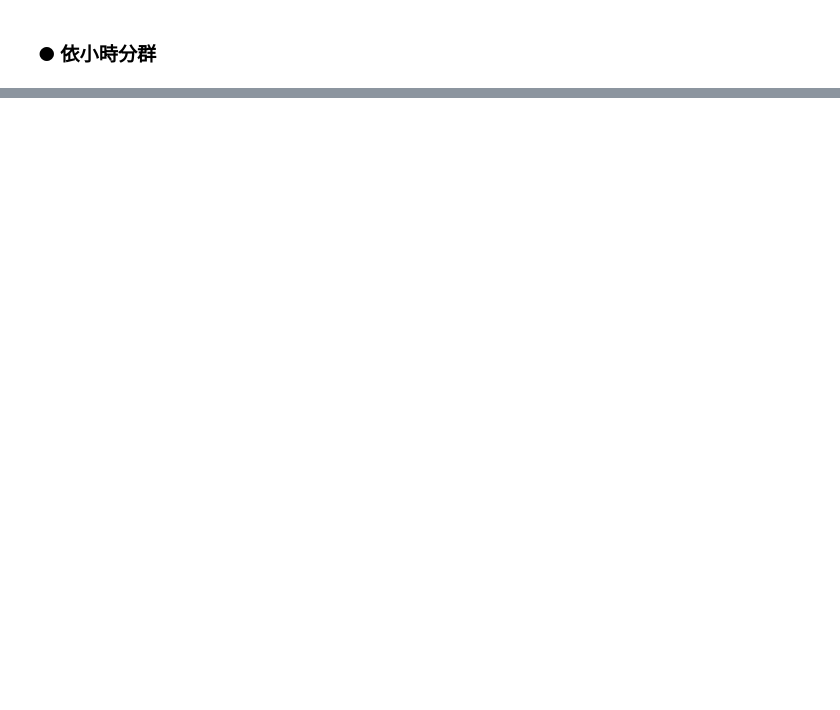
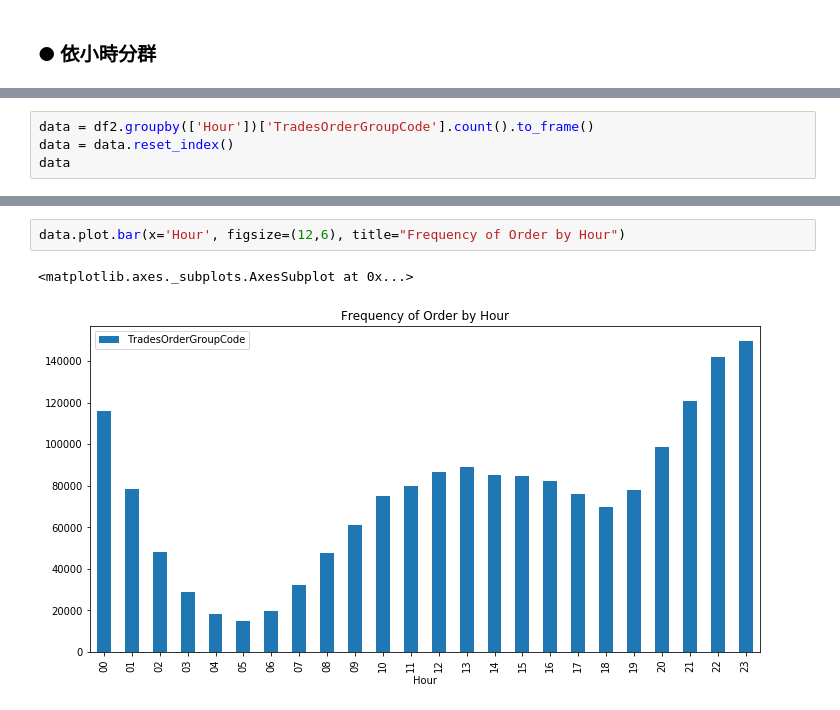
Before and after one commit to JessieChiu/CSXSpring2018_Python, a Jupyter notebook: week_1/week_1_91APP_EDA.ipynb, the cells around one changed output, grey strips where cells are left out. Cells and saved outputs as stored; diff of their text form; blank space fills up the shorter version.

```diff
--- a/week_1/week_1_91APP_EDA.ipynb
+++ b/week_1/week_1_91APP_EDA.ipynb
@@ -148,0 +171,4 @@ InvoiceDate.value_counts().sort_index().plot.bar()
+# %%
+data = df2.groupby(['Hour'])['TradesOrderGroupCode'].count().to_frame()
+data = data.reset_index()
+data
@@ -148,0 +193,5 @@ InvoiceDate.value_counts().sort_index().plot.bar()
+# %%
+data.plot.bar(x='Hour', figsize=(12,6), title="Frequency of Order by Hour")
+# %% [output]
+<matplotlib.axes._subplots.AxesSubplot at 0x...>
+[figure, added]
```
Also changed, not shown: parts of 23 cells of this notebook.
